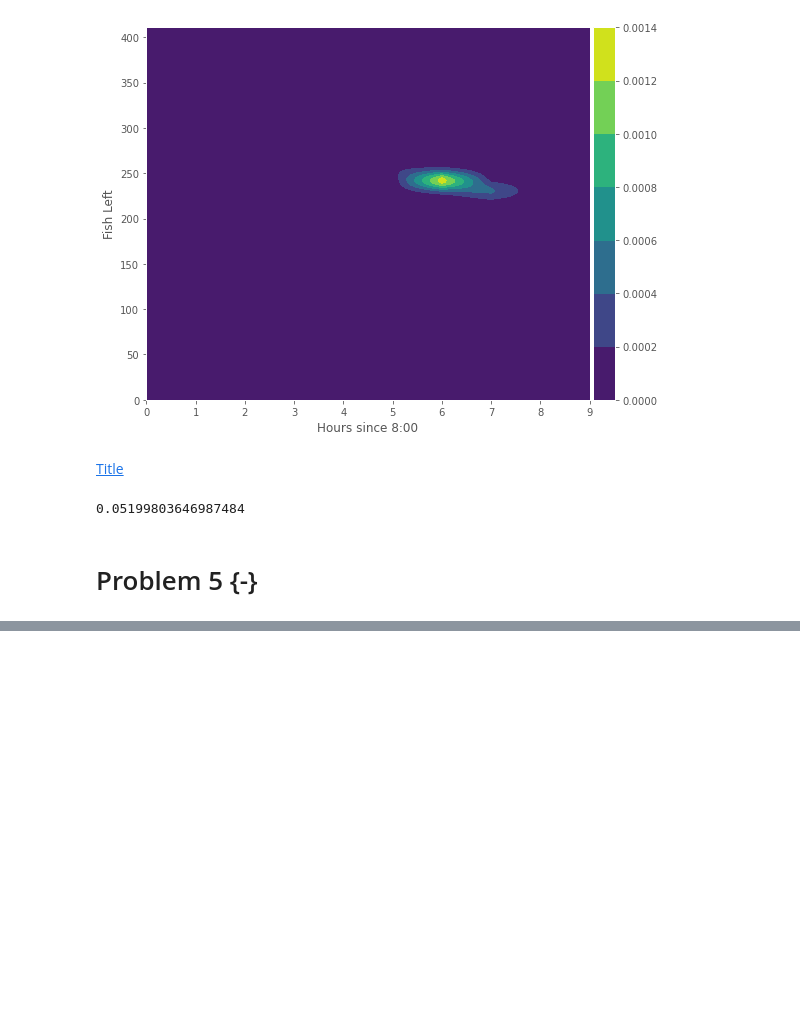
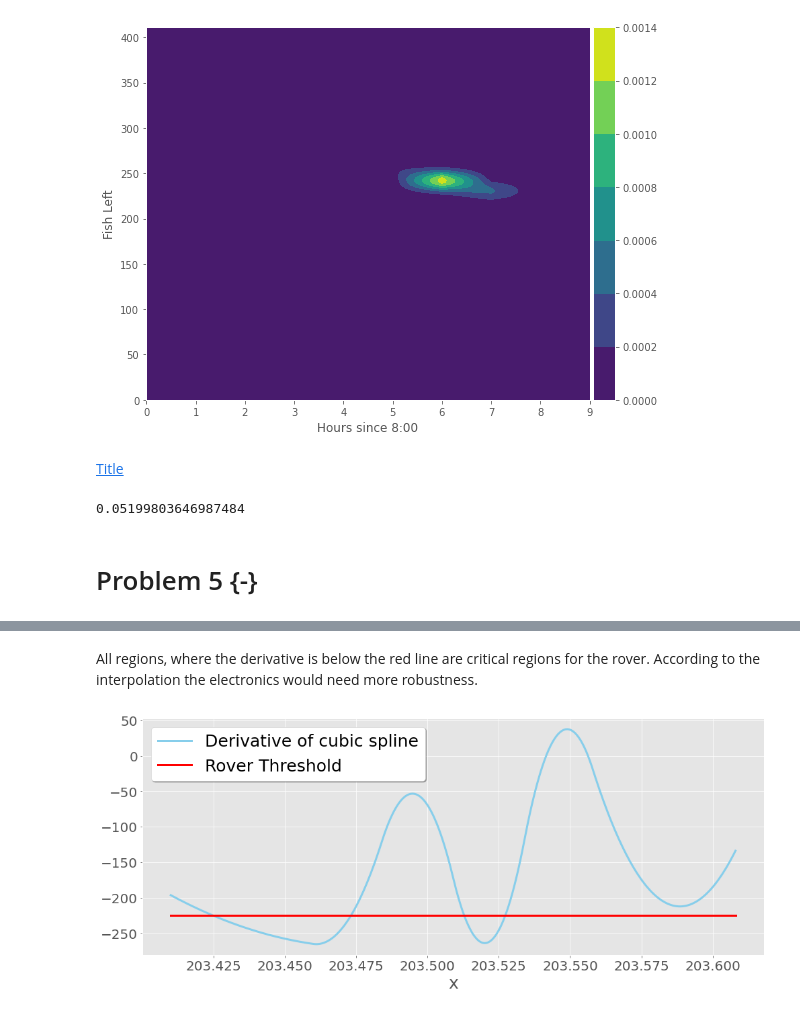
Before and after one commit to Kiril94/AMAS, a Jupyter notebook: Main_exam/AMAS_Exam_2021.ipynb, the cells around one changed output, grey strips where cells are left out. Cells and saved outputs as stored; diff of their text form; code cells hidden in the pictures; blank space fills up the shorter version.

```diff
--- a/Main_exam/AMAS_Exam_2021.ipynb
+++ b/Main_exam/AMAS_Exam_2021.ipynb
@@ -531,0 +608,14 @@ likelihood_left(389, 1)
+# %% [markdown]
+All regions, where the derivative is below the red line are critical regions for the rover. According to the interpolation the electronics would need more robustness.
+# %%
+fig, ax = vis.nice_plot(scr_range, f_cub_der(scr_range), legend_fs=40,
+                       show_plot=False, figsize = (14,6), data_label='Derivative of cubic spline')
+#fig, ax = vis.nice_plot(scr_range, np.ones_like(scr_range)*temp_change,
+#                       show_plot=False, figsize = (14,6), figure  =fig,
+#                       axis = ax, color = 'r', data_label='Threshold')
+fig, ax = vis.nice_plot(scr_range, -np.ones_like(scr_range)*temp_change,
+                       show_plot=False, figsize = (14,6), figure  =fig, legend_fs=25,
+                       axis = ax, color = 'r', plot_legend=True, data_label='Rover Threshold')
+fig
+# %% [output]
+[figure, added]
```
Also changed, not shown: parts of 12 cells of this notebook.
